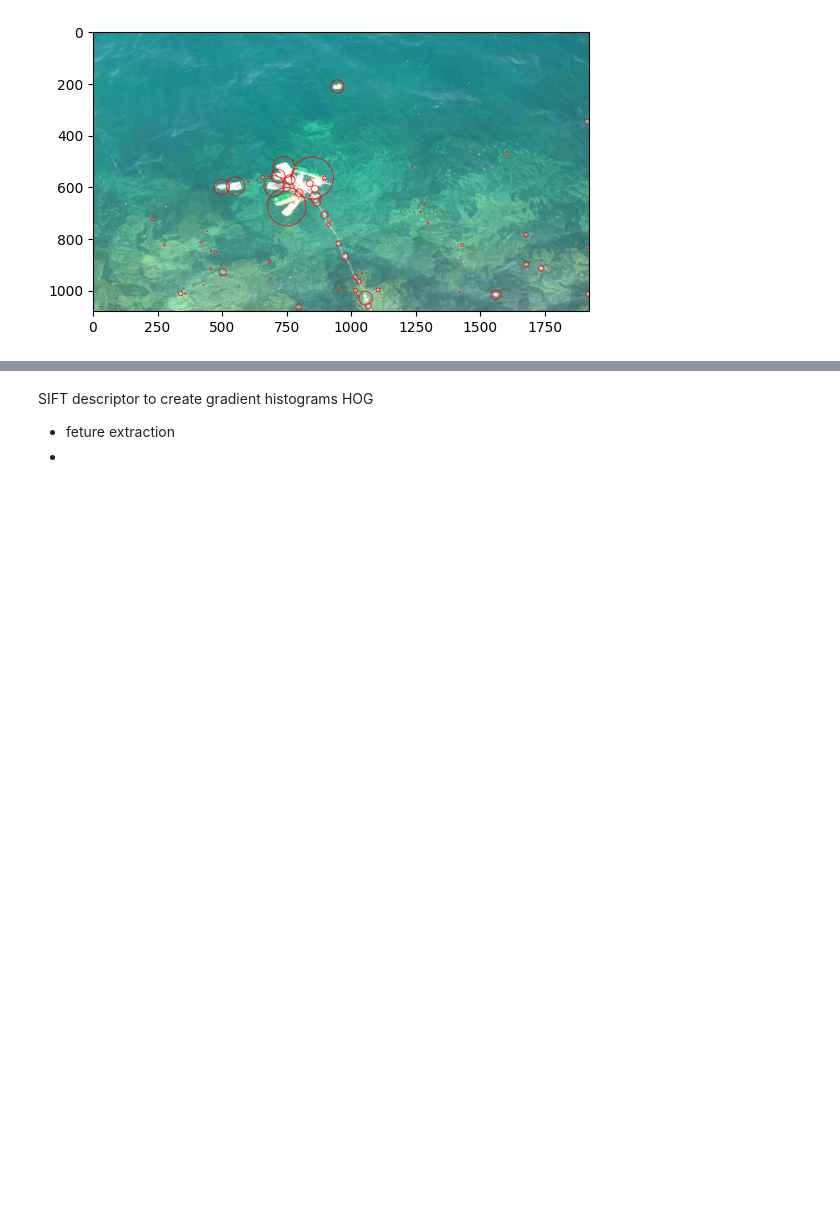
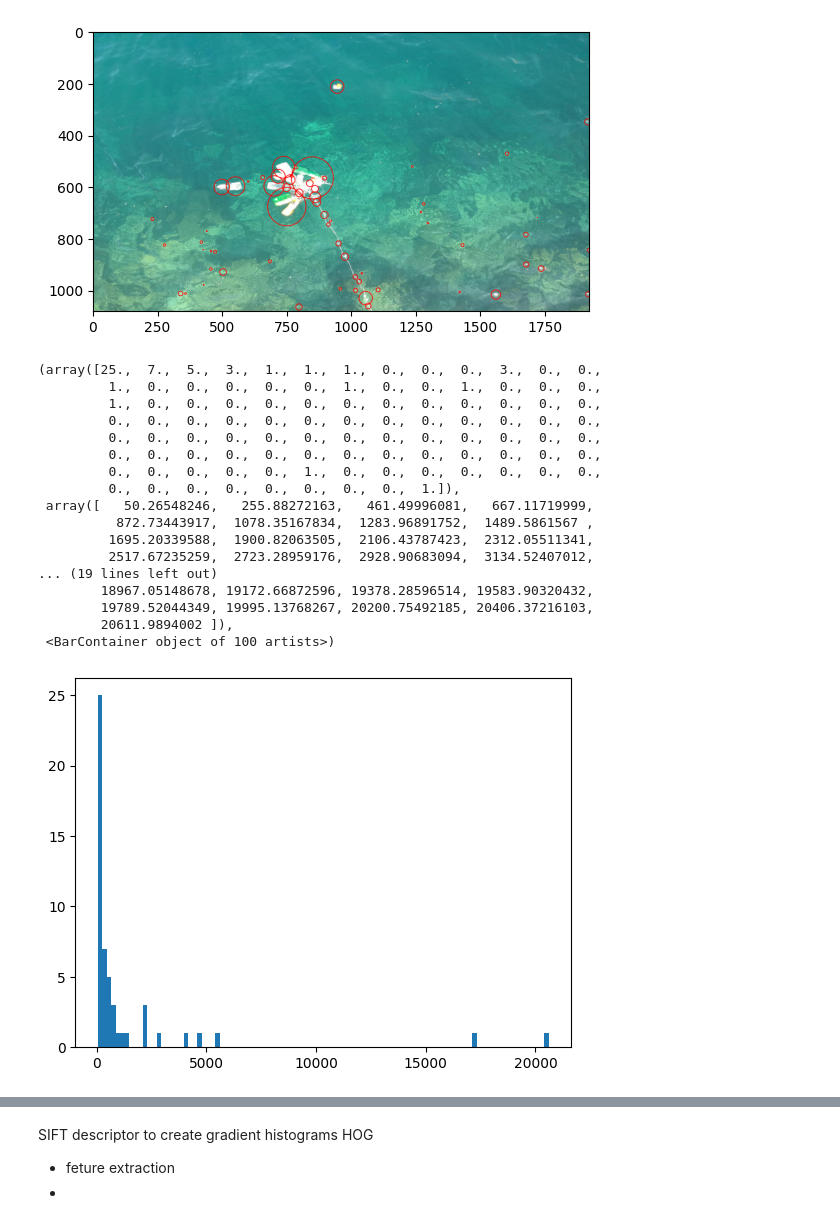
Before and after one commit to IgorCzudy/Trash-detection-, a Jupyter notebook: bistrina.ipynb, the cells around one changed output, grey strips where cells are left out. Drawn from its saved outputs; the diff is of its cells as text; code cells hidden in the pictures; blank space fills up the shorter version.

```diff
--- a/bistrina.ipynb
+++ b/bistrina.ipynb
@@ -246,3 +254,26 @@ del gray_image, float_image, dog_image, mask, contours, image_with_contours, bla
 # %% [output]
 [figure]
 [figure]
+# %%
+areas = [np.pi*circle[2]**2 for circle in circles if circle]
+
+plt.hist([area for area in areas if area > 30], bins=100)
+# %% [output]
+(array([25.,  7.,  5.,  3.,  1.,  1.,  1.,  0.,  0.,  0.,  3.,  0.,  0.,
+         1.,  0.,  0.,  0.,  0.,  0.,  1.,  0.,  0.,  1.,  0.,  0.,  0.,
+         1.,  0.,  0.,  0.,  0.,  0.,  0.,  0.,  0.,  0.,  0.,  0.,  0.,
+         0.,  0.,  0.,  0.,  0.,  0.,  0.,  0.,  0.,  0.,  0.,  0.,  0.,
+         0.,  0.,  0.,  0.,  0.,  0.,  0.,  0.,  0.,  0.,  0.,  0.,  0.,
+         0.,  0.,  0.,  0.,  0.,  0.,  0.,  0.,  0.,  0.,  0.,  0.,  0.,
+         0.,  0.,  0.,  0.,  0.,  1.,  0.,  0.,  0.,  0.,  0.,  0.,  0.,
+         0.,  0.,  0.,  0.,  0.,  0.,  0.,  0.,  1.]),
+ array([   50.26548246,   255.88272163,   461.49996081,   667.11719999,
+          872.73443917,  1078.35167834,  1283.96891752,  1489.5861567 ,
+         1695.20339588,  1900.82063505,  2106.43787423,  2312.05511341,
+         2517.67235259,  2723.28959176,  2928.90683094,  3134.52407012,
+... (19 lines left out)
+        18967.05148678, 19172.66872596, 19378.28596514, 19583.90320432,
+        19789.52044349, 19995.13768267, 20200.75492185, 20406.37216103,
+        20611.9894002 ]),
+ <BarContainer object of 100 artists>)
+[figure, added]
```
Also changed, not shown: parts of 18 cells of this notebook, 1 other file.
